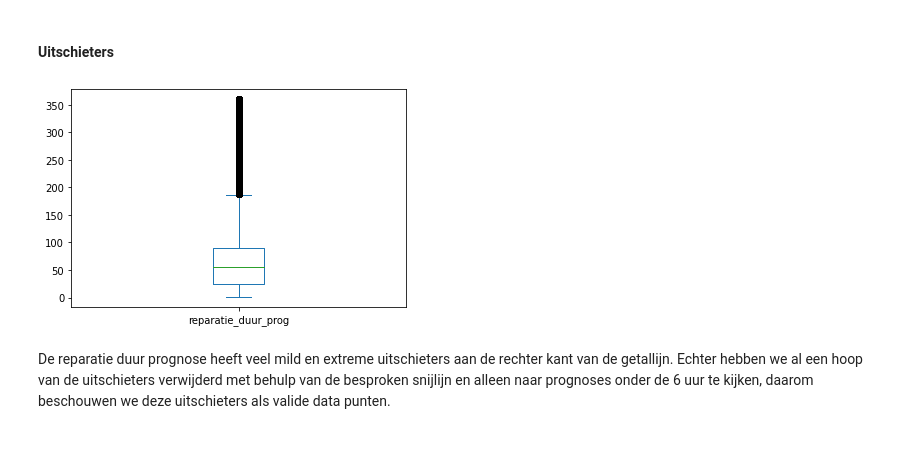
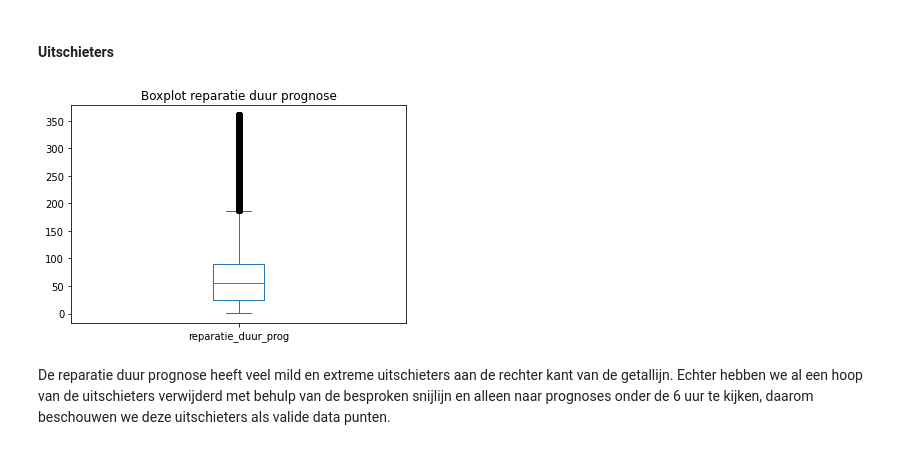
Before and after one commit to sbeetsma/DDB_groep5, a Jupyter notebook: prorail_1.ipynb, the cells around one changed output. Cells and saved outputs as stored; diff of their text form; code cells hidden in the pictures.

Commit message:
Final commit fixing plot titles

```diff
--- a/prorail_1.ipynb
+++ b/prorail_1.ipynb
@@ -646,9 +646,10 @@ Er is te zien dat er meer korte reparatie duren zijn ten opzichte van de prognos
 #### Uitschieters
 # %%
 dataset_m1[feature].plot.box()
+plt.title('Boxplot reparatie duur prognose')
 plt.show()
 # %% [output]
-[figure, old version]
+[figure, new version]
 # %% [markdown]
 De reparatie duur prognose heeft veel mild en extreme uitschieters aan de rechter kant van de getallijn.
 Echter hebben we al een hoop van de uitschieters verwijderd met behulp van de besproken snijlijn en alleen naar prognoses onder de 6 uur te kijken, daarom beschouwen we deze uitschieters als valide data punten.
```
Also changed, not shown: parts of 4 cells of this notebook.
